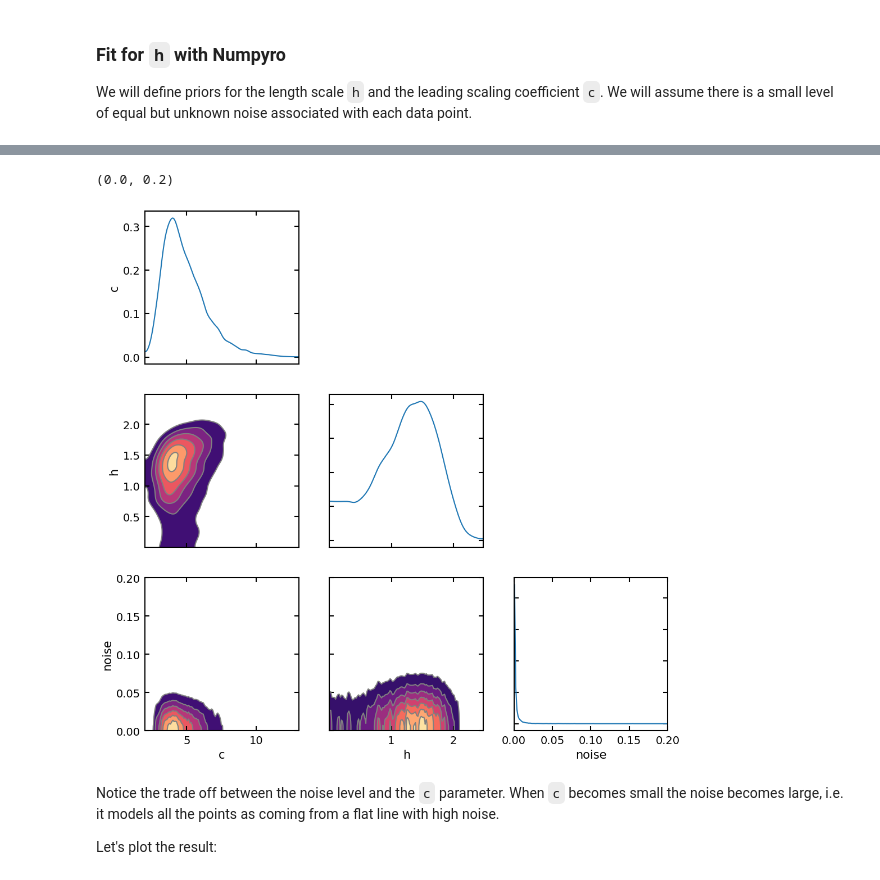
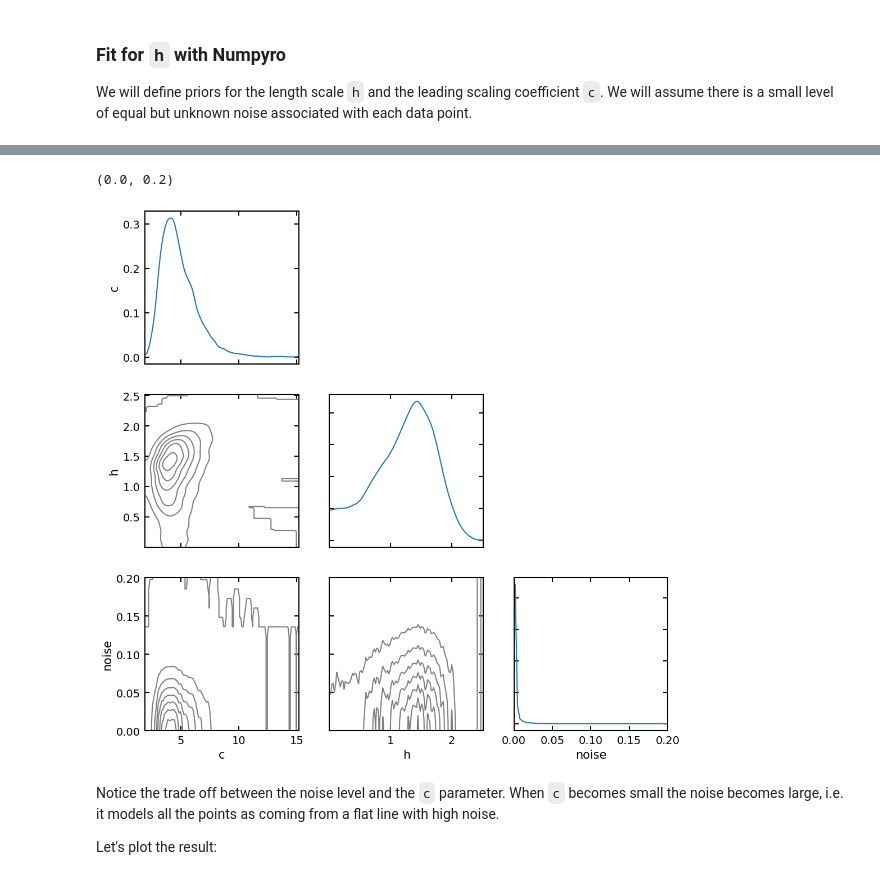
Before and after one commit to CKrawczyk/jupyter_data_languages, a Jupyter notebook: Gaussian_process_regression_numpyro.ipynb, the cells around one changed output, grey strips where cells are left out. Saved outputs shown, nothing was run; the diff lists cells and outputs as text; code cells hidden in the pictures.

```diff
--- a/Gaussian_process_regression_numpyro.ipynb
+++ b/Gaussian_process_regression_numpyro.ipynb
@@ -199,17 +199,18 @@ divergences: 0
 # %%
 ax = arviz.plot_pair(
     traces,
     marginals=True,
     kind='kde',
     figsize=[12, 12],
-    var_names=['c', 'h', 'noise']
+    var_names=['c', 'h', 'noise'],
+    kde_kwargs={'contourf_kwargs': {'alpha': 0}}
 )
 ax[2][0].set_ylim(0, 0.2)
 ax[2][1].set_ylim(0, 0.2)
 ax[2][2].set_xlim(0, 0.2)
 # %% [output]
 (0.0, 0.2)
-[figure, old version]
+[figure, new version]
 # %% [markdown]
 Notice the trade off between the noise level and the `c` parameter.  When `c` becomes small the noise becomes large, i.e. it models all the points as coming from a flat line with high noise.
 
```
Also changed, not shown: parts of 8 cells of this notebook, 6 other files.
